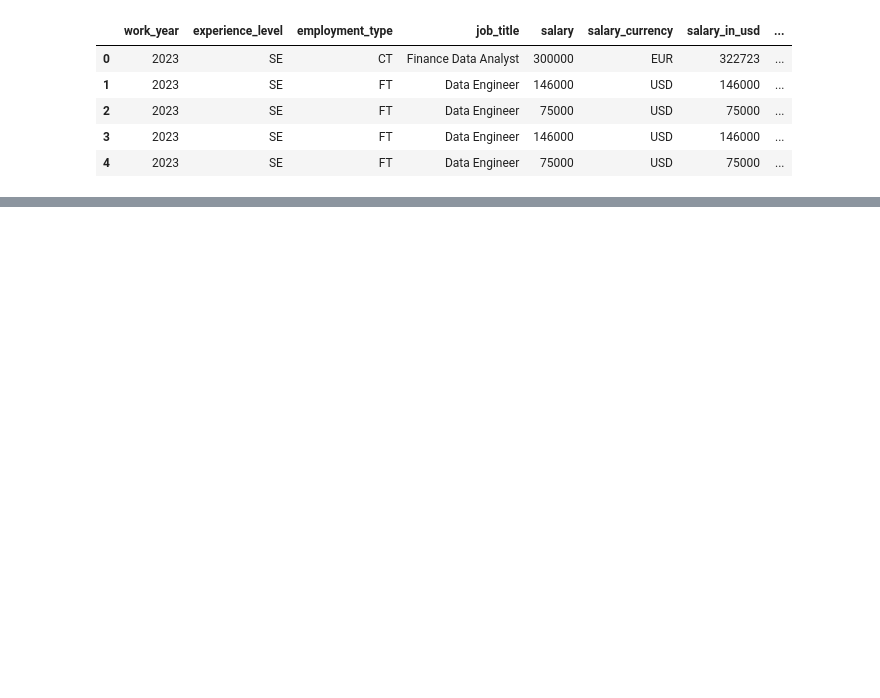
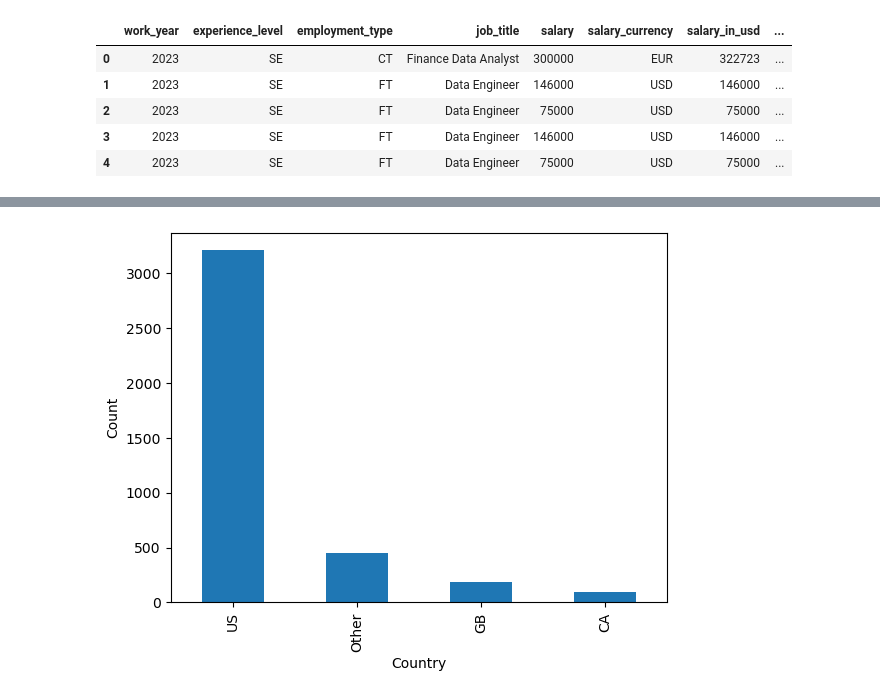
Before and after one commit to edb-313/Data_Science_salaries, a Jupyter notebook: main_new_dataset.ipynb, the cells around one changed output, grey strips where cells are left out. Saved outputs shown, nothing was run; the diff lists cells and outputs as text; code cells hidden in the pictures; blank space fills up the shorter version.

Commit message:
Concluded first draft of main_new_dataset

```diff
--- a/main_new_dataset.ipynb
+++ b/main_new_dataset.ipynb
@@ -1,4 +1,6 @@
 # %%
 import pandas as pd
+import matplotlib.pyplot as plt
+import seaborn as sns
 
-df = pd.read_csv('Data/salaries(1).csv')
+df = pd.read_csv('https://raw.githubusercontent.com/edb-313/Data_Science_salaries/main/Data/salaries_new_dataset.csv')
@@ -33,0 +47,6 @@ array(['Finance Data Analyst', 'Data Engineer', 'Research Scientist',
+# %%
+#Only fulltime employees (FT)
+df = df[df['employment_type']=='FT']
+# %%
+#Remove unneccesary columns
+df = df.drop(['salary','salary_currency','employment_type'],axis = 1)
@@ -33,0 +95,3 @@ array(['Finance Data Analyst', 'Data Engineer', 'Research Scientist',
+# %%
+#Resetting the index
+df = df.reset_index(drop=True)
@@ -33,0 +119,14 @@ array(['Finance Data Analyst', 'Data Engineer', 'Research Scientist',
+# %%
+# Get the top 3 countries with highest number of jobs
+top_countries = df['company_location'].value_counts().head(3).index.tolist()
+
+# Create a new column called 'Country' with values either top country or other
+df['Country'] = df['company_location'].apply(lambda x: x if x in top_countries else 'Other')
+
+# Create a bar chart showing the number of jobs per country
+ax = df['Country'].value_counts().plot(kind='bar')
+ax.set_xlabel('Country')
+ax.set_ylabel('Count')
+plt.show()
+# %% [output]
+[figure, added]
```
Also changed, not shown: parts of 59 cells of this notebook, 10 other files.
